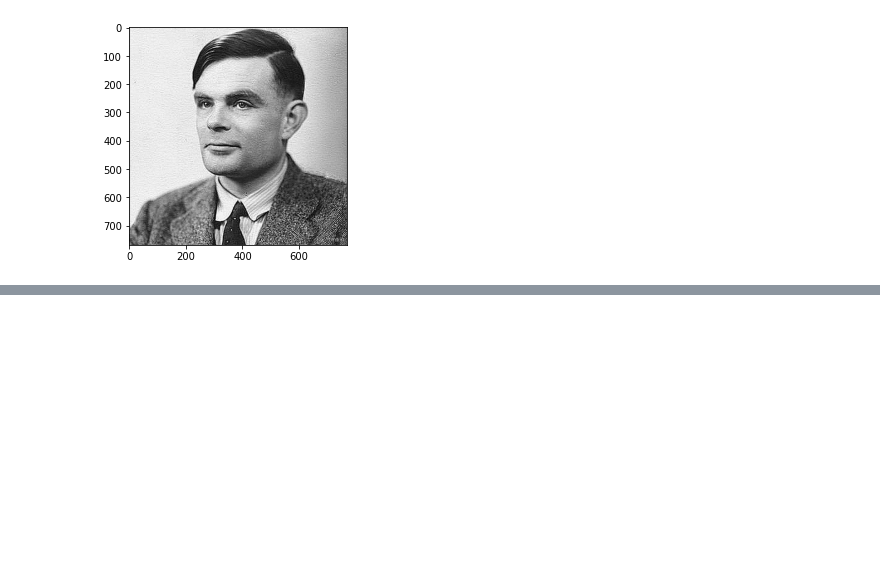
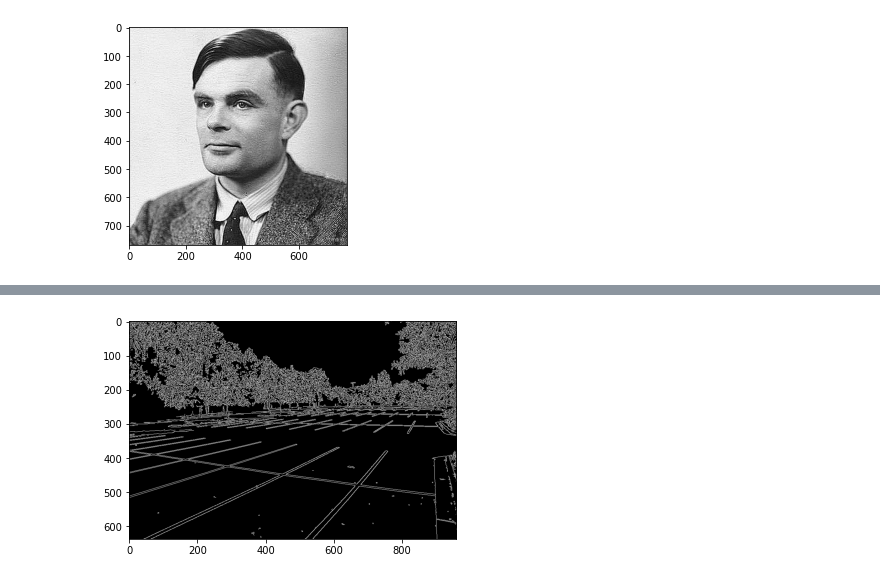
Before and after one commit to netotz/vision-computacional, a Jupyter notebook: evidencia2/Evidencia de Aprendizaje 2.ipynb, the cells around one changed output, grey strips where cells are left out. Saved outputs shown, nothing was run; the diff lists cells and outputs as text; code cells hidden in the pictures; blank space fills up the shorter version.

```diff
--- a/evidencia2/Evidencia de Aprendizaje 2.ipynb
+++ b/evidencia2/Evidencia de Aprendizaje 2.ipynb
@@ -41,0 +63,8 @@ plt.imshow(sharpened, 'gray');
+# %%
+# convertir imagen a escala de grises
+grayimage = cv2.cvtColor(image, cv2.COLOR_RGB2GRAY)
+# aplicar detección de bordes primero
+edges = cv2.Canny(grayimage, 75, 150)
+plt.imshow(edges, 'gray');
+# %% [output]
+[figure, added]
```
Also changed, not shown: parts of 6 cells of this notebook.
